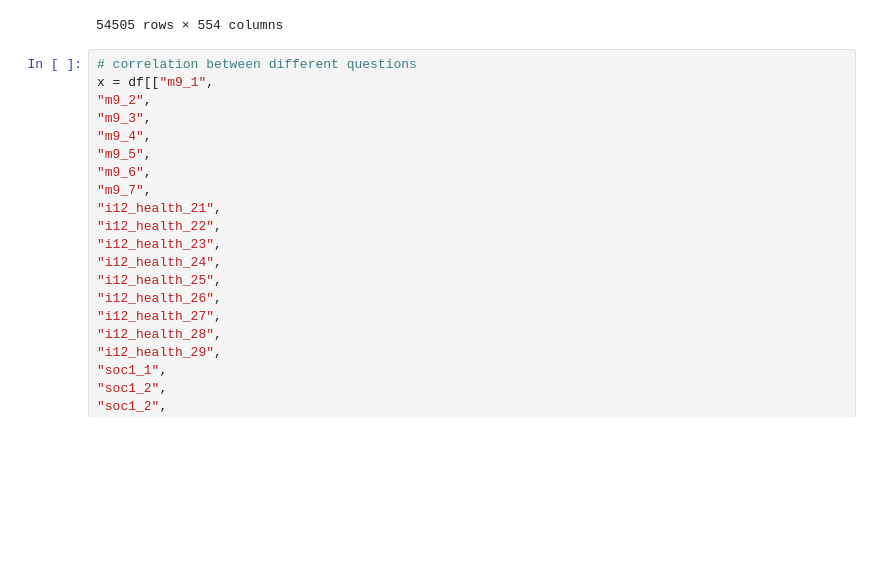
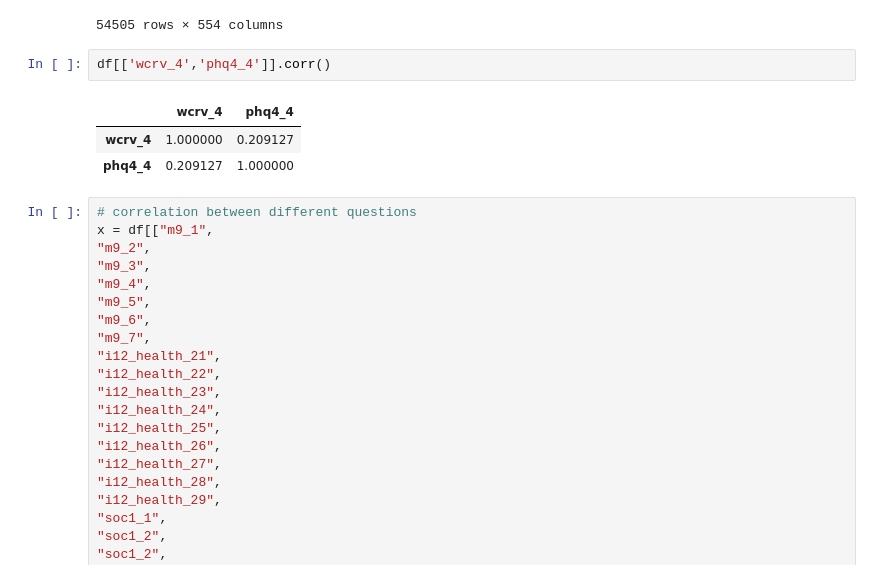
Before and after one commit to sevenbanisch/hackthon_yougov_data, a Jupyter notebook: hackathon/Joris/loadandcleandata.ipynb, the cells around one changed output. Saved outputs shown, nothing was run; the diff lists cells and outputs as text; blank space fills up the shorter version.

```diff
--- a/hackathon/Joris/loadandcleandata.ipynb
+++ b/hackathon/Joris/loadandcleandata.ipynb
@@ -137,6 +137,12 @@ df
 | 54503 | 54511.0 | 2022-03-25 22:41:00 | 54.0 | NaN | NaN | NaN | NaN | NaN | NaN | ... |
 | 54504 | 54512.0 | 2022-03-27 11:15:00 | 54.0 | NaN | NaN | NaN | NaN | NaN | NaN | ... |
 54505 rows × 554 columns
+# %%
+df[['wcrv_4','phq4_4']].corr()
+# %% [output]
+|  | wcrv_4 | phq4_4 |
+| wcrv_4 | 1.000000 | 0.209127 |
+| phq4_4 | 0.209127 | 1.000000 |
 # %%
 # correlation between different questions
 x = df[["m9_1",
```
Also changed, not shown: parts of 3 cells of this notebook, 1 other file.
